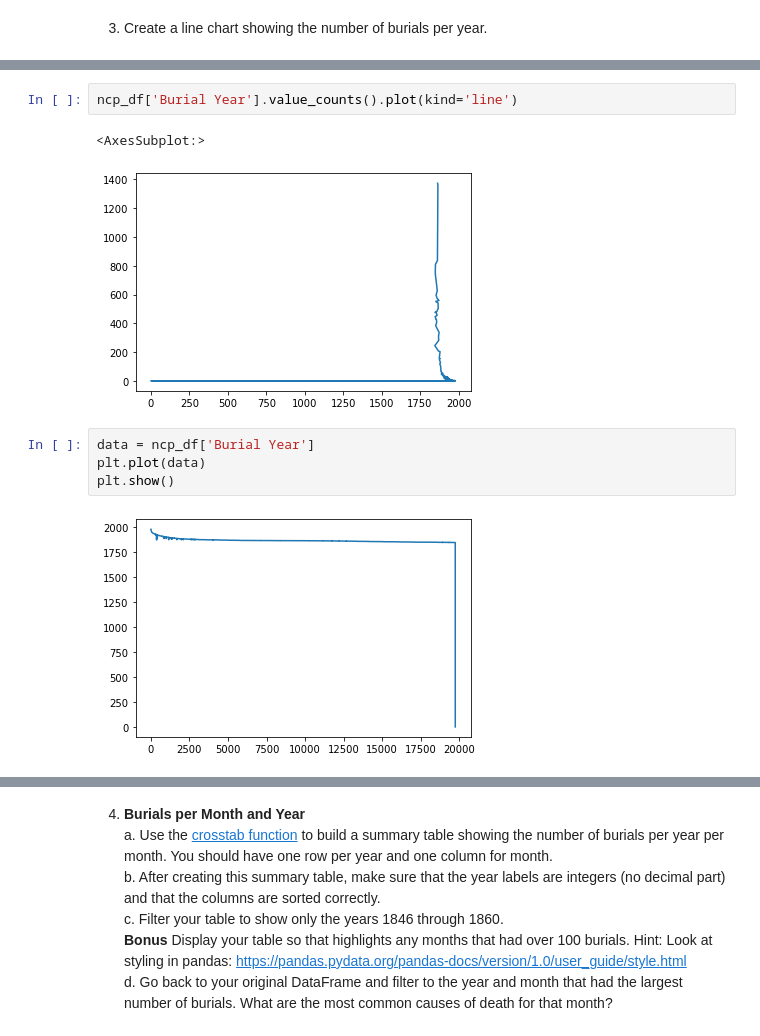
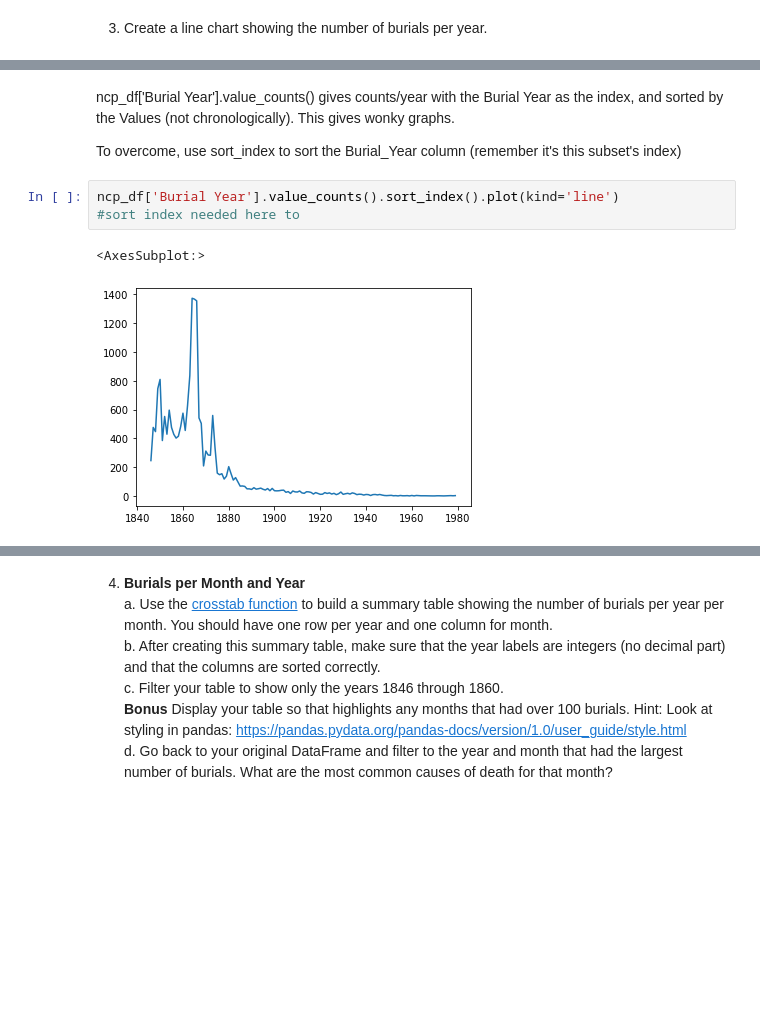
Before and after one commit to NSS-Data-Analytics-Cohort-10/advanced-pandas-t-white-21, a Jupyter notebook: notebook/nc_project.ipynb, the cells around one changed output, grey strips where cells are left out. Cells and saved outputs as stored; diff of their text form; blank space fills up the shorter version.

```diff
--- a/notebook/nc_project.ipynb
+++ b/notebook/nc_project.ipynb
@@ -115,14 +115,13 @@ Data columns (total 14 columns):
  13  Remarks                16396 non-null  object
 dtypes: float64(3), int32(1), object(10)
 memory usage: 2.0+ MB
+# %% [markdown]
+ncp_df['Burial Year'].value_counts() gives counts/year with the Burial Year as the index, and sorted by the Values (not chronologically). This gives wonky graphs.
+
+To overcome, use sort_index to sort the Burial_Year column (remember it's this subset's index)
 # %%
-ncp_df['Burial Year'].value_counts().plot(kind='line')
+ncp_df['Burial Year'].value_counts().sort_index().plot(kind='line')
+#sort index needed here to
 # %% [output]
 <AxesSubplot:>
-[figure, old version]
+[figure, new version]
-# %%
-data = ncp_df['Burial Year']
-plt.plot(data)
-plt.show()
-# %% [output]
-[figure, removed]
```
Also changed, not shown: parts of 6 cells of this notebook.
